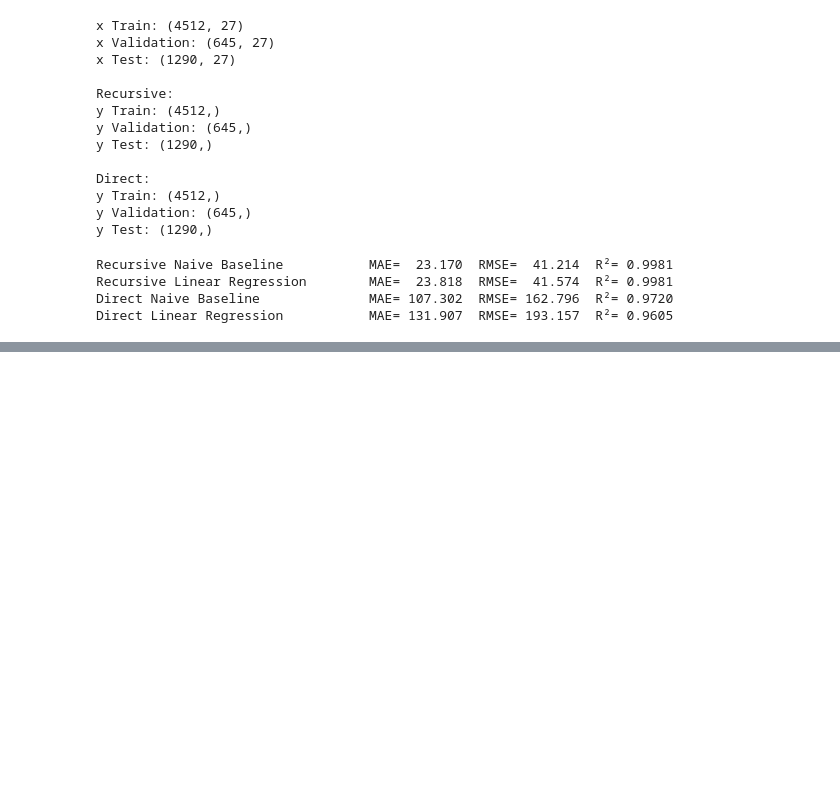
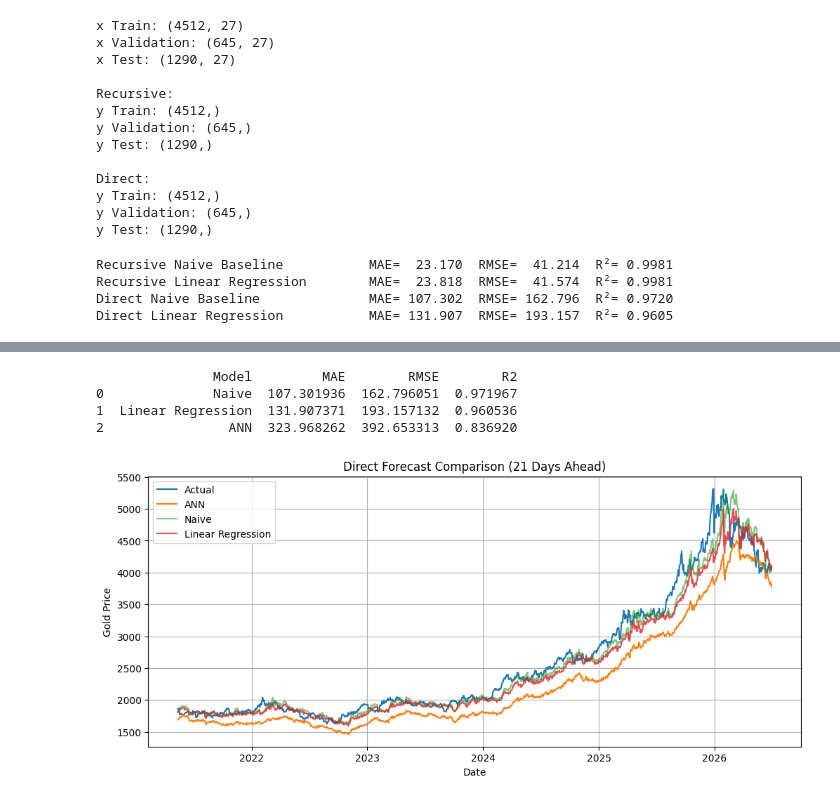
Before and after one commit to Haya-Alwizrah/GOLD-PRICES-ANALYSIS, a Jupyter notebook: Final/Deap_learning_f.ipynb, the cells around one changed output, grey strips where cells are left out. Cells and saved outputs as stored; diff of their text form; code cells hidden in the pictures; blank space fills up the shorter version.

```diff
--- a/Final/Deap_learning_f.ipynb
+++ b/Final/Deap_learning_f.ipynb
@@ -290,0 +330,41 @@ R²   : 0.8691
+# %%
+direct_pred_s = predictor.direct_model.model.predict(X_test_s, verbose=0).ravel()
+direct_pred = scaler_y_d.inverse_transform(direct_pred_s.reshape(-1,1)).ravel()
+
+comparison = pd.DataFrame({
+    "Model": ["Naive","Linear Regression","ANN"],
+    "MAE": [
+        direct_baseline_results["naive"]["MAE"],
+        direct_baseline_results["linreg"]["MAE"],
+        direct_results["MAE"]
+    ],
+    "RMSE": [
+        direct_baseline_results["naive"]["RMSE"],
+        direct_baseline_results["linreg"]["RMSE"],
+        direct_results["RMSE"]
+    ],
+    "R2": [
+        direct_baseline_results["naive"]["R2"],
+        direct_baseline_results["linreg"]["R2"],
+        direct_results["R2"]
+    ]
+})
+print(comparison)
+
+plt.figure(figsize=(12,5))
+plt.plot(dates_test, y_d_test.values, label="Actual")
+plt.plot(dates_test,direct_pred, label="ANN")
+plt.plot(dates_test, naive_direct_pred, label="Naive", alpha=0.6)
+plt.plot( dates_test, linreg_direct_pred, label="Linear Regression", alpha=0.8)
+plt.legend()
+plt.title("Direct Forecast Comparison (21 Days Ahead)")
+plt.xlabel("Date")
+plt.ylabel("Gold Price")
+plt.grid(True)
+plt.show()
+# %% [output]
+               Model         MAE        RMSE        R2
+0              Naive  107.301936  162.796051  0.971967
+1  Linear Regression  131.907371  193.157132  0.960536
+2                ANN  323.968262  392.653313  0.836920
+[figure, added]
```
Also changed, not shown: parts of 5 cells of this notebook, 3 other files.
